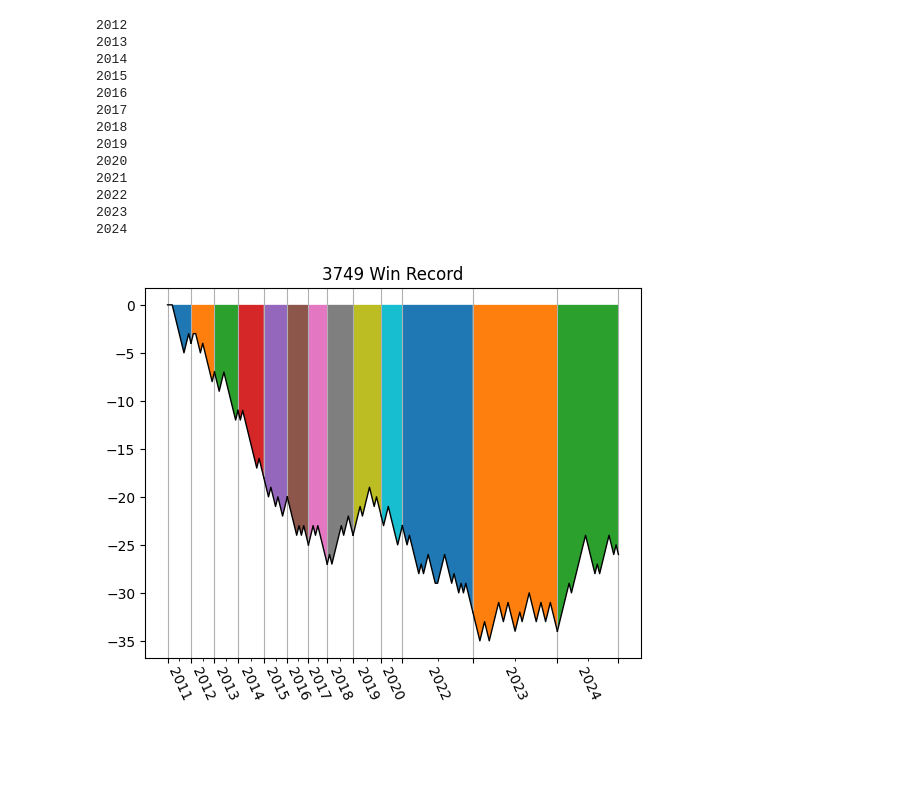
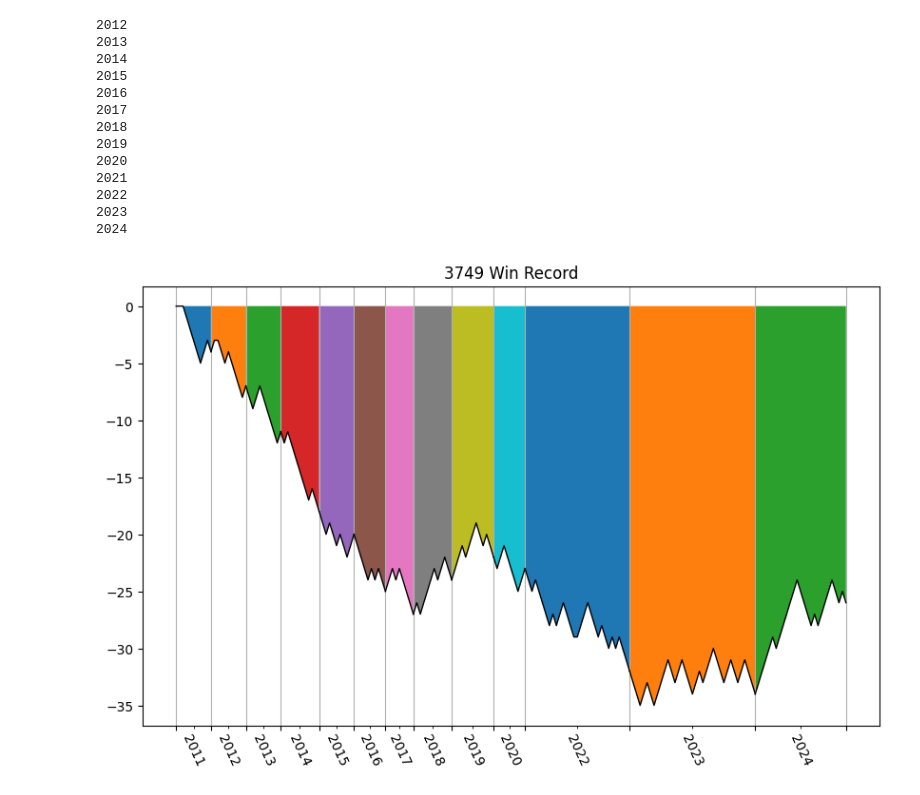
Before and after one commit to alexzhang2040/frc3749alexWLRecord, a Jupyter notebook: untitled.ipynb, the cells around one changed output. Saved outputs shown, nothing was run; the diff lists cells and outputs as text; code cells hidden in the pictures; blank space fills up the shorter version.

Commit message:
Graph Size Changer Added

```diff
--- a/untitled.ipynb
+++ b/untitled.ipynb
@@ -4,7 +4,12 @@ import matplotlib.pyplot as plt
 
 tba = tbapy.TBA('gl4GXuoqG8anLUrLo356LIeeQZk15cfSoXF72YT3mYkI38cCoAmReoCSSF4XWccQ')
 COMP_LEVEL = {'qm': 0, 'of': 1, 'qf': 2, 'sf': 3, 'f': 4}
+
+# Enter Team Number Here:
 team = 'frc3749'
+
+# Change Graph Length & Width Here:
+plt.figure(figsize=(10,6))
 
 # Get the team's events
 events = tba.team_events(team, simple=True)
@@ -47,31 +52,31 @@ ax = plt.axes()
 x = [0]
 tick_locs = [0]
 tick_labels = []
 for year, data in wins.items():
     if len(data) <= 1: continue
     x = list(range(x[-1], x[-1] + len(wins[year])))
     tick_labels.append(year)
     tick_locs.append(tick_locs[-1] + len(data) - 1)
     plt.fill_between(x, data)
     plt.plot(x, data, color='black', linewidth=1)
 ax.set_xticks(tick_locs)
 ax.set_xticklabels('')
 ax.set_xticks([(tick_locs[i] + loc)/2 for i, loc in enumerate(tick_locs[1:])] , minor=True)
 ax.set_xticklabels(tick_labels , rotation =-65, minor=True)
 plt.title(str(team[3:]) + ' Win Record')
 plt.grid(axis='x')
 # %% [output]
 2012
 2013
 2014
 2015
 2016
 2017
 2018
 2019
 2020
 2021
 2022
 2023
 2024
-[figure, old version]
+[figure, new version]
```
